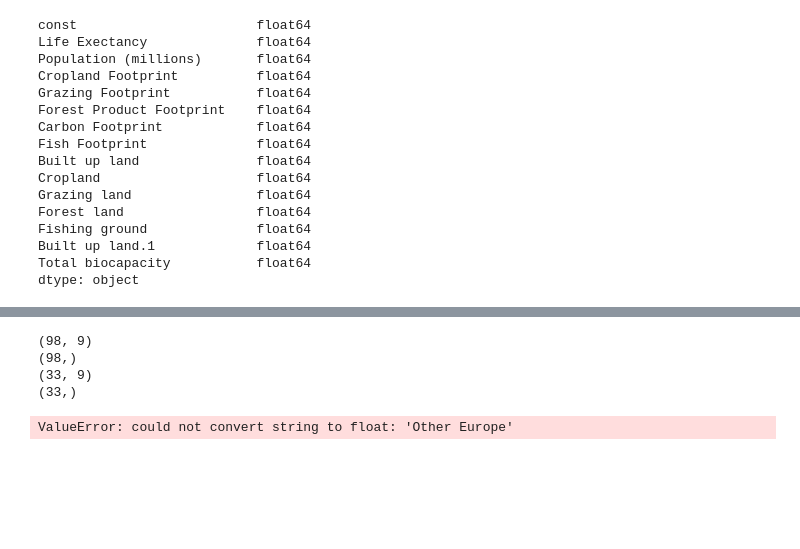
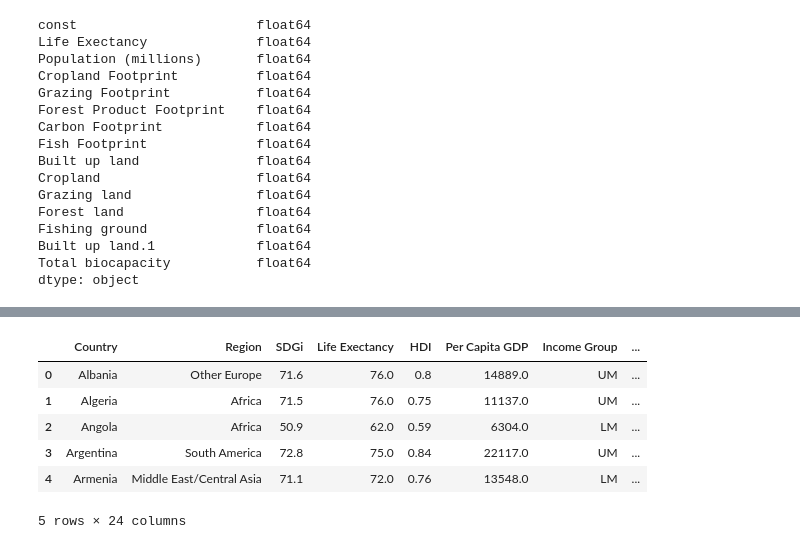
Before and after one commit to lizabethnt/project_4, a Jupyter notebook: global_ecological_exploratory_5-23.ipynb, the cells around one changed output, grey strips where cells are left out. Cells and saved outputs as stored; diff of their text form; code cells hidden in the pictures; blank space fills up the shorter version.

```diff
--- a/global_ecological_exploratory_5-23.ipynb
+++ b/global_ecological_exploratory_5-23.ipynb
@@ -710,26 +701,10 @@ X1 =global_df[['Per Capita GDP', 'Region', 'SDGi', 'HDI', 'Income Group',
-# %%
-#Import train test split
-from sklearn.metrics import confusion_matrix, classification_report,ConfusionMatrixDisplay, accuracy_score
-from sklearn.linear_model import LogisticRegression, LinearRegression
-from sklearn.model_selection import train_test_split
-
-# Split the data using train_test_split
-# Assign a random_state of 1 to the function
-X1_train, X1_test, y1_train, y1_test = train_test_split(X1, y1, random_state=1)
-print(X1_train.shape)
-print(y1_train.shape)
-print(X1_test.shape)
-print(y1_test.shape)
-# %% [output]
-(98, 9)
-(98,)
-(33, 9)
-(33,)
-# %%
-# Create linear regression object
-regr = linear_model.LinearRegression()
-
-# Train the model using the training sets
-regr.fit(X1_train, y1_train)
-# %% [output]
-ValueError: could not convert string to float: 'Other Europe'
+# %%
+global_df.head()
+# %% [output]
+|  | Country | Region | SDGi | Life Exectancy | HDI | Per Capita GDP | Income Group | ... |
+| 0 | Albania | Other Europe | 71.6 | 76.0 | 0.8 | 14889.0 | UM | ... |
+| 1 | Algeria | Africa | 71.5 | 76.0 | 0.75 | 11137.0 | UM | ... |
+| 2 | Angola | Africa | 50.9 | 62.0 | 0.59 | 6304.0 | LM | ... |
+| 3 | Argentina | South America | 72.8 | 75.0 | 0.84 | 22117.0 | UM | ... |
+| 4 | Armenia | Middle East/Central Asia | 71.1 | 72.0 | 0.76 | 13548.0 | LM | ... |
+5 rows × 24 columns
```
Also changed, not shown: parts of 4 cells of this notebook, 1 other file.
